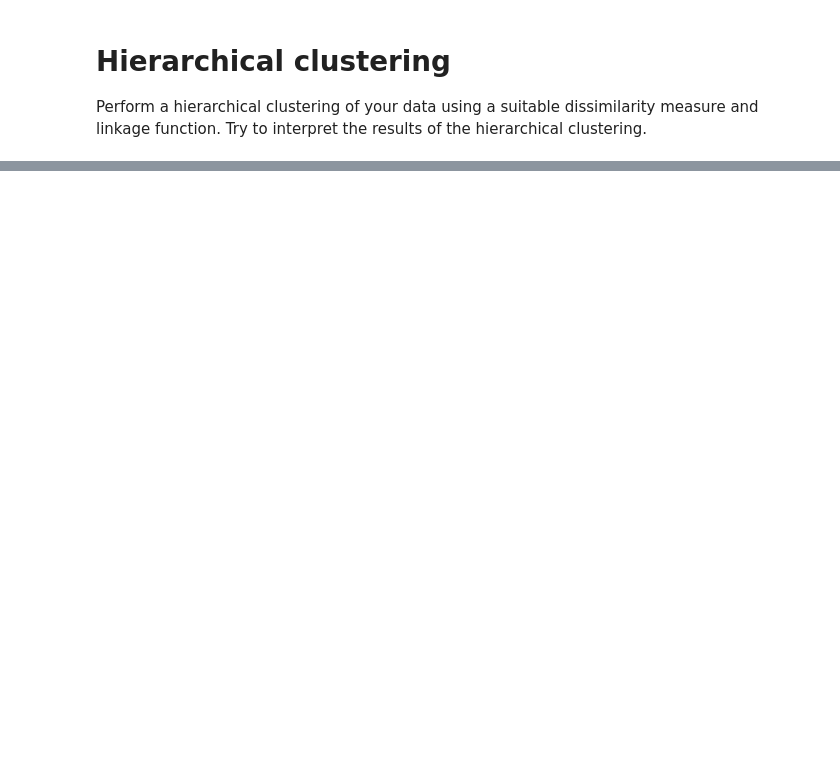
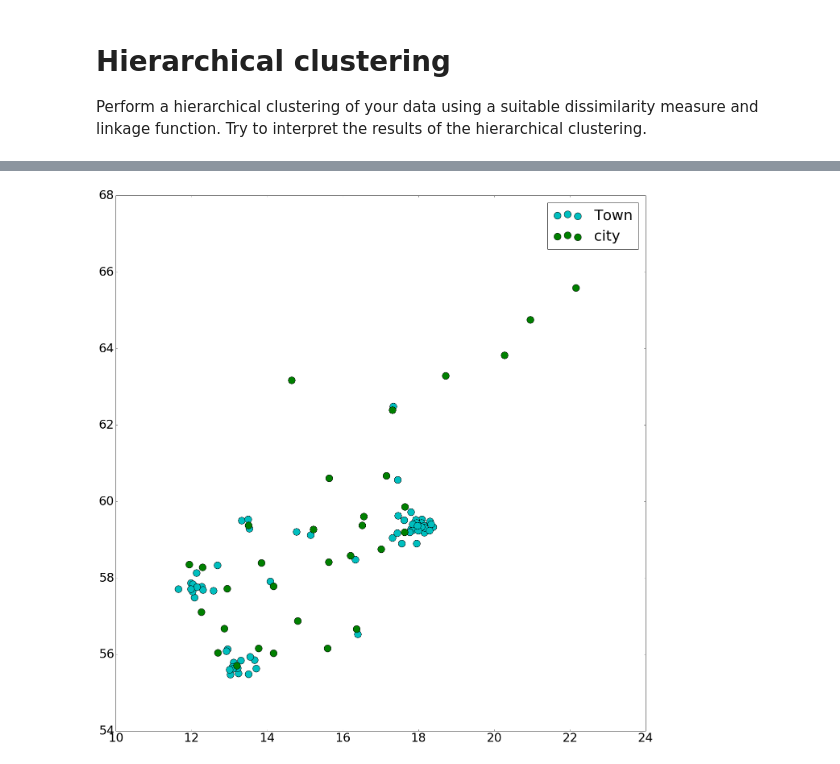
Before and after one commit to AdamPalmar/Swedish-Forrest-Fire, a Jupyter notebook: Report-3-clean.ipynb, the cells around one changed output, grey strips where cells are left out. Cells and saved outputs as stored; diff of their text form; code cells hidden in the pictures; blank space fills up the shorter version.

```diff
--- a/Report-3-clean.ipynb
+++ b/Report-3-clean.ipynb
@@ -613,6 +613,8 @@ town_index = data[data['typeEncoded'] == 1].index.tolist()
 rural_index = data[data['typeEncoded'] == 2].index.tolist()
 
 r_t_index = data[data['typeEncoded'] != 0].index.tolist()
+rural_city_index = data[data['typeEncoded'] != 1].index.tolist()
+city_town_index = data[data['typeEncoded'] != 2].index.tolist()
 # %%
 
 
@@ -1174,0 +1185,83 @@ show()
+# %%
+from scipy.cluster.hierarchy import linkage, fcluster, dendrogram
+import numpy as np
+
+list_of_variables = ['cars','tractors','snowmobiles','motorcycles' ,'fokusRanking','population',
+                     'hasEducation','urbanDegree','reportedCrime','rentalApartments',
+                     'youngUnskilled','asylumCosts','reportedCrimeVandalism','medianIncome','unemploymentChange',
+                    'youthUnemployment2013','foreignBorn','urbanDegree']
+
+
+list_of_variables = ['longitude','latitude']
+
+town_index = data[data['typeEncoded'] == 0].index.tolist()
+city_index = data[data['typeEncoded'] == 1].index.tolist()
+
+
+# municipalityTypeEncoded
+# typeEncoded
+# governingEncoded
+y_variable = 'typeEncoded'
+
+X = np.array(data[list_of_variables])
+
+colors = np.array(data[y_variable])
+
+
+
+# scatter(X_to_transform[:,0],X_to_transform[:,2],c=colors, s=300)
+
+# figure(1); hold(True)
+# plt.scatter(X[:,0],X[:,1],c=colors, s=300)
+# plt.show()
+
+
+
+figure(1); hold(True)
+plt.scatter(X[town_index,0],X[town_index,1],c='c', s=300,label=colors)
+plt.scatter(X[city_index,0],X[city_index,1],c='g', s=300,label=colors)
+
+plt.legend(['Town', 'city'])
+# plt.savefig("pictures/report_3/town_rural_geo_heri")
+plt.show()
+
+
+
+
+
+
+y = np.matrix(data[y_variable])
+colors = np.matrix(data[y_variable])
+N, M = X.shape
+
+
+
+
+
+# Perform hierarchical/agglomerative clustering on data matrix
+Method = 'ward'
+Metric = 'euclidean'
+
+Z = linkage(X[city_town_index], method=Method, metric=Metric)
+
+
+
+
+# Compute and display clusters by thresholding the dendrogram
+Maxclust = 5
+cls = fcluster(Z, criterion='maxclust', t=Maxclust)
+figure(1)
+clusterplot(X[city_town_index], cls.reshape(cls.shape[0],1), y=y[:,city_town_index])
+# plt.savefig("pictures/report_3/"+"cluster"+Method+"_"+Metric)
+
+
+
+# Display dendrogram
+max_display_levels=6
+figure(2)
+dendrogram(Z, truncate_mode='level', p=max_display_levels)
+# plt.savefig("pictures/report_3/dendrogram")
+
+show()
+# %% [output]
+[figure, added]
```
Also changed, not shown: parts of 6 cells of this notebook, 2 other files.
